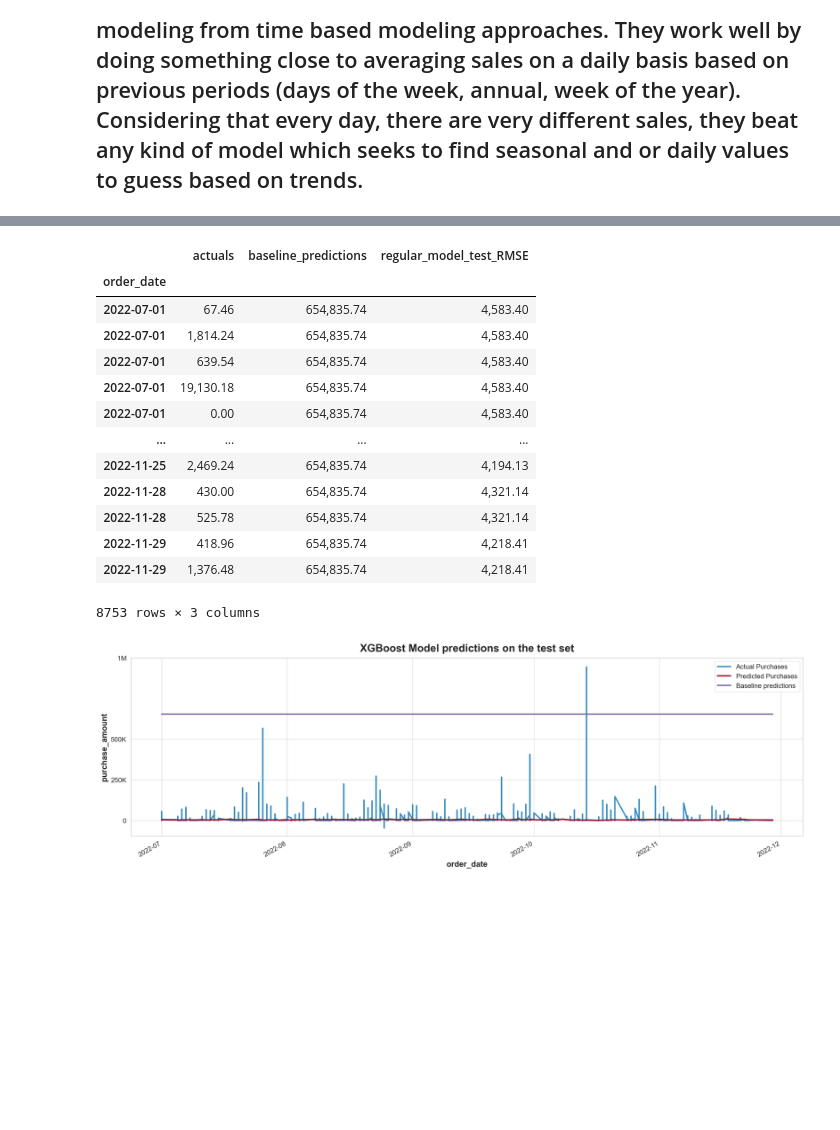
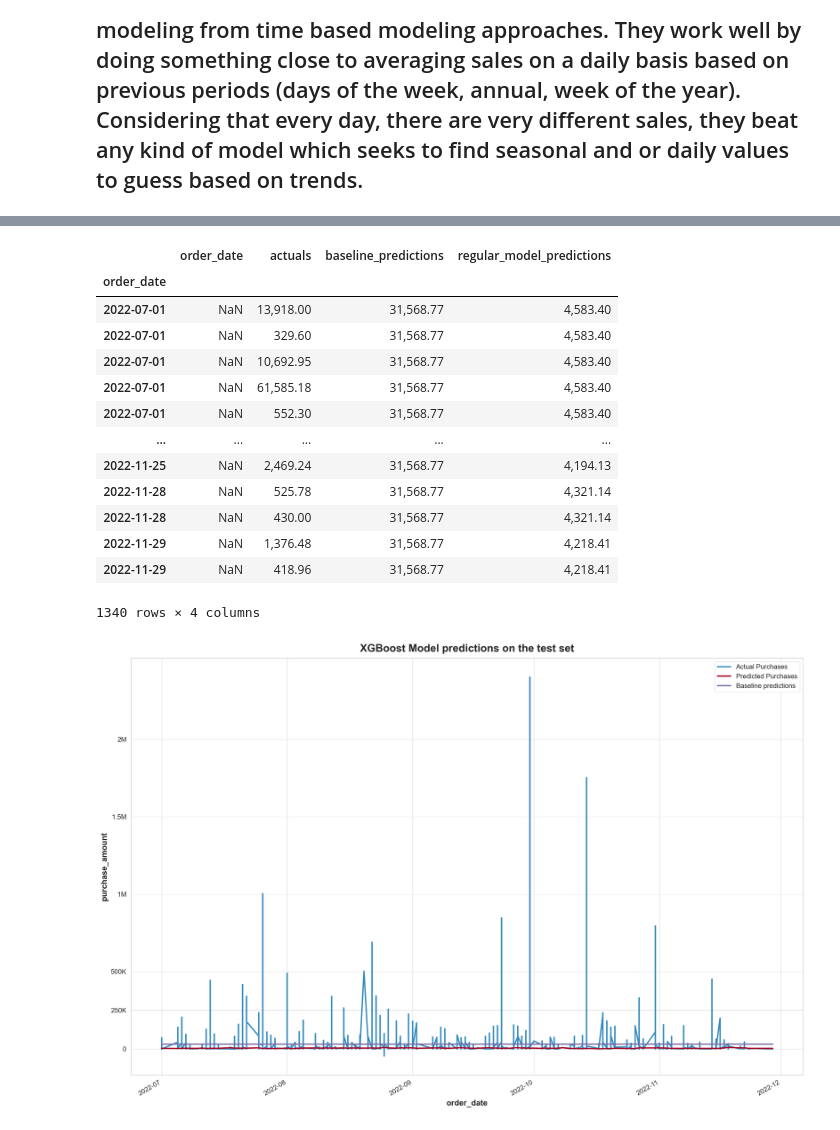
Before and after one commit to The-Real-MVPs/cisco-time-series-analysis, a Jupyter notebook: rosenberger/rosenberger-modeling.ipynb, the cells around one changed output, grey strips where cells are left out. Cells and saved outputs as stored; diff of their text form; code cells hidden in the pictures; blank space fills up the shorter version.

Commit message:
added new baseline model to evaluation dataframe

```diff
--- a/rosenberger/rosenberger-modeling.ipynb
+++ b/rosenberger/rosenberger-modeling.ipynb
@@ -364,4 +389,5 @@ baseline = X_train_ts.mean()
 # %%
+baseline = train.purchase_amount.mean()
 baseline_train_estimate = np.full((y_train.shape), baseline)
 baseline_train_validate = np.full((y_validate.shape), baseline)
 # %%
@@ -401,7 +427,7 @@ y_test                  = test[target]
 baseline_test           = np.full((y_test.shape), baseline)
 regular_model_test_RMSE = mean_squared_error(y_test, xgboost_regular_model.predict(x_test), squared = False)
 
-test_df['order_date']              =
-test_df['actuals']                 = y_test
-test_df['baseline_predictions']    = np.full((y_test.shape), baseline)
-test_df['regular_model_test_RMSE'] = xgboost_regular_model.predict(x_test)
+test_df['order_date']                = test_df.index
+test_df['actuals']                   = y_test
+test_df['baseline_predictions']      = np.full((y_test.shape), baseline)
+test_df['regular_model_predictions'] = xgboost_regular_model.predict(x_test)
@@ -420,50 +434,29 @@ memory usage: 239.3 KB
 # %%
 test_df
 # %% [output]
-|  | actuals | baseline_predictions | regular_model_test_RMSE |
-| order_date |  |  |  |
-| 2022-07-01 | 67.46 | 654,835.74 | 4,583.40 |
-| 2022-07-01 | 1,814.24 | 654,835.74 | 4,583.40 |
-| 2022-07-01 | 639.54 | 654,835.74 | 4,583.40 |
-| 2022-07-01 | 19,130.18 | 654,835.74 | 4,583.40 |
-| 2022-07-01 | 0.00 | 654,835.74 | 4,583.40 |
-| ... | ... | ... | ... |
-| 2022-11-25 | 2,469.24 | 654,835.74 | 4,194.13 |
-| 2022-11-28 | 430.00 | 654,835.74 | 4,321.14 |
-| 2022-11-28 | 525.78 | 654,835.74 | 4,321.14 |
-| 2022-11-29 | 418.96 | 654,835.74 | 4,218.41 |
-| 2022-11-29 | 1,376.48 | 654,835.74 | 4,218.41 |
+|  | order_date | actuals | baseline_predictions | regular_model_predictions |
+| order_date |  |  |  |  |
+| 2022-07-01 | NaN | 13,918.00 | 31,568.77 | 4,583.40 |
+| 2022-07-01 | NaN | 329.60 | 31,568.77 | 4,583.40 |
+| 2022-07-01 | NaN | 10,692.95 | 31,568.77 | 4,583.40 |
+| 2022-07-01 | NaN | 61,585.18 | 31,568.77 | 4,583.40 |
+| 2022-07-01 | NaN | 552.30 | 31,568.77 | 4,583.40 |
+| ... | ... | ... | ... | ... |
+| 2022-11-25 | NaN | 2,469.24 | 31,568.77 | 4,194.13 |
+| 2022-11-28 | NaN | 525.78 | 31,568.77 | 4,321.14 |
+| 2022-11-28 | NaN | 430.00 | 31,568.77 | 4,321.14 |
+| 2022-11-29 | NaN | 1,376.48 | 31,568.77 | 4,218.41 |
+| 2022-11-29 | NaN | 418.96 | 31,568.77 | 4,218.41 |
-8753 rows × 3 columns
+1340 rows × 4 columns
-# %%
-sns.set_style("whitegrid")
-ax = sns.lineplot(data = test_df, x='order_date',y='actuals', label='Actual values')
-ax = sns.lineplot(data = test_df, x='order_date',y='regular_model_test_RMSE', label='Model predictions')
-ax = sns.lineplot(data = test_df, x='order_date',y='baseline_predictions', label='Baseline predictions')
-ax.set(title='XGBoost Model predictions on the test set')
-ax.set(yticks=[0, 500_000, 2_000_000, 3_500_000])
-ax.set(yticklabels=['0', '500K', '2M', '3.5M'])
-ax.set(ylabel='purchase_amount')
-plt.show()
-# %%
-sns.set_style("whitegrid")
-ax = sns.lineplot(data = test_df, x = test_df.index, y = 'actuals', label='Actual values')
-ax = sns.lineplot(data = test_df, x = test_df.index, y = 'regular_model_test_RMSE', label='Model predictions')
-ax = sns.lineplot(data = test_df, x = test_df.index, y = 'baseline_predictions', label='Baseline predictions')
-ax.set(title='XGBoost Model predictions on the test set')
-ax.set(yticks=[0, 500_000, 2_000_000, 3_500_000])
-ax.set(yticklabels=['0', '500K', '2M', '3.5M'])
-ax.set(ylabel='purchase_amount')
-plt.show()
 # %%
-ax = test_df['actuals'].plot(figsize=(15,5), label='Actual Purchases', title='XGBoost Model predictions on the test set')
+ax = test_df['actuals'].plot(figsize=(15,10), label='Actual Purchases', title='XGBoost Model predictions on the test set')
 test_df['regular_model_test_RMSE'].plot(ax=ax, label='Predicted Purchases')
 test_df['baseline_predictions'].plot(ax=ax, label='Baseline predictions')
-#ax.set(title='XGBoost Model predictions on the test set')
+
 plt.legend(['Actual Purchases', 'Predicted Purchases', 'Baseline predictions'])
-#ax.set(yticks=[0, 500_000, 2_000_000, 3_500_000])
-ax.set(yticks=[0, 250_000, 500_000, 1_000_000])
-ax.set(yticklabels=['0', '250K', '500K', '1M'])
+ax.set(yticks=[0, 250_000, 500_000, 1_000_000, 1_500_000, 2_000_000])
+ax.set(yticklabels=['0', '250K', '500K', '1M', '1.5M', '2M'])
 ax.set(ylabel='purchase_amount')
 plt.show()
 # %% [output]
-[figure, old version]
+[figure, new version]
```
Also changed, not shown: parts of 10 cells of this notebook.
